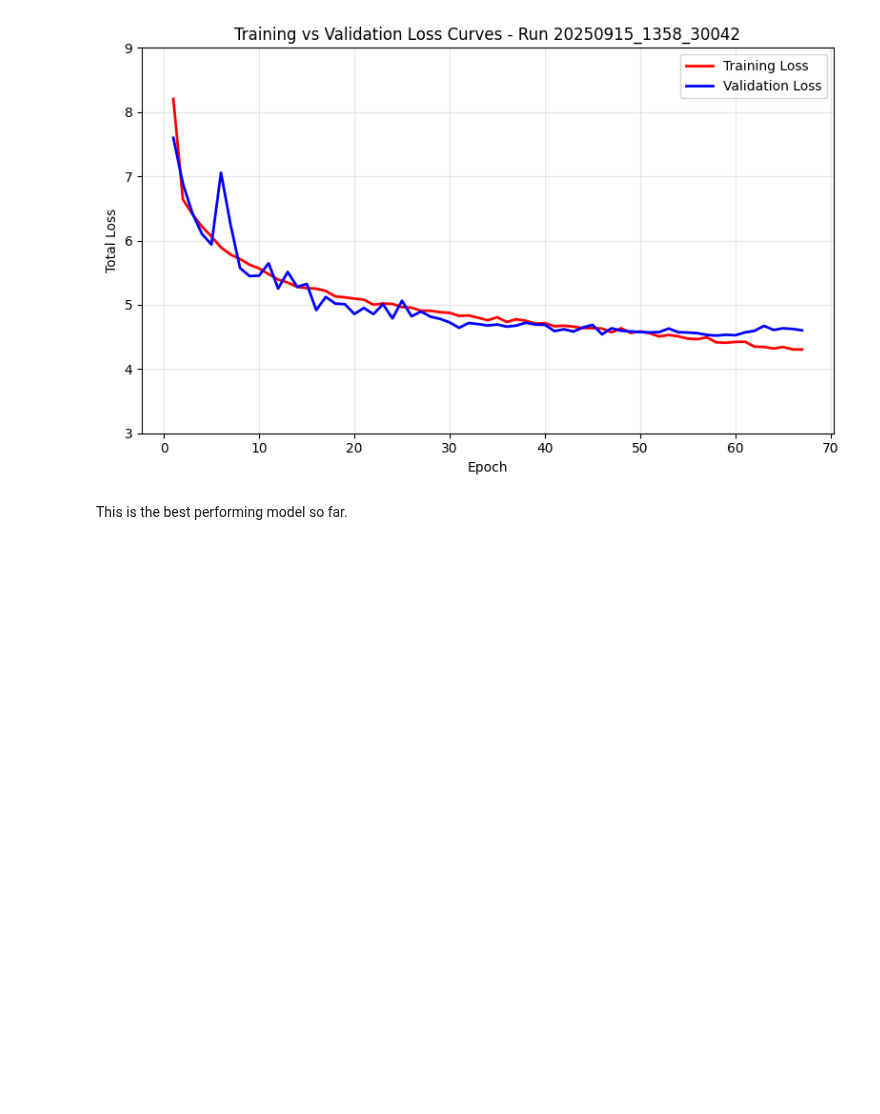
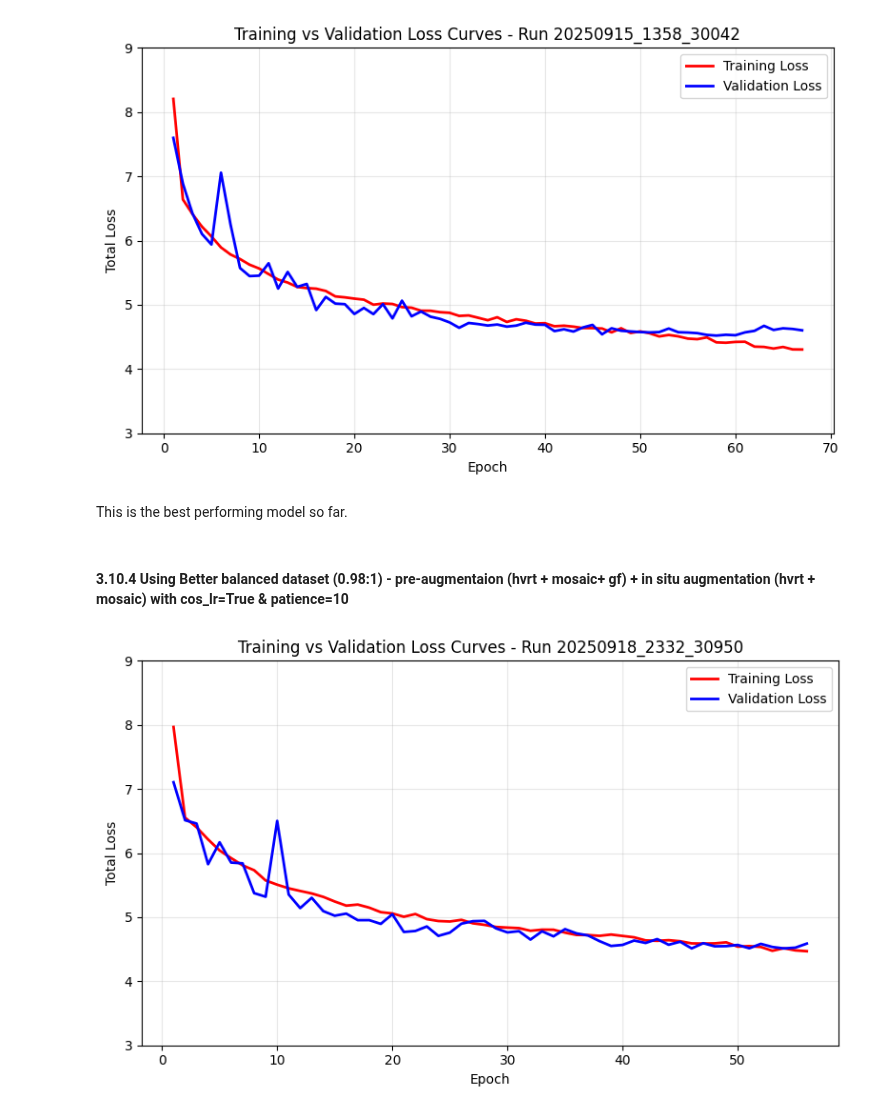
Before and after one commit to pmillitz/SARship-detect, a Jupyter notebook: modelling/notebooks/train_png_uint8_alt.ipynb, the cells around one changed output. Drawn from its saved outputs; the diff is of its cells as text; code cells hidden in the pictures; blank space fills up the shorter version.

```diff
--- a/modelling/notebooks/train_png_uint8_alt.ipynb
+++ b/modelling/notebooks/train_png_uint8_alt.ipynb
@@ -1439,3 +1439,11 @@ plot_total_loss(str(results_path / 'results.csv'), ylim=(3, 9))
 [figure]
 # %% [markdown]
 This is the best performing model so far.
+# %% [markdown]
+#### 3.10.4 Using Better balanced dataset (0.98:1) - pre-augmentaion (hvrt + mosaic+ gf) + in situ augmentation (hvrt + mosaic) with cos_lr=True & patience=10
+# %%
+results_path = RUNS_DIR / 'png_runs' / 'png_aug_dual' / '20250918_2332_30950' # Run on Kaya2
+# %%
+plot_total_loss(str(results_path / 'results.csv'), ylim=(3, 9))
+# %% [output]
+[figure, added]
```
Also changed, not shown: parts of 1 cell of this notebook, 3 other files.
